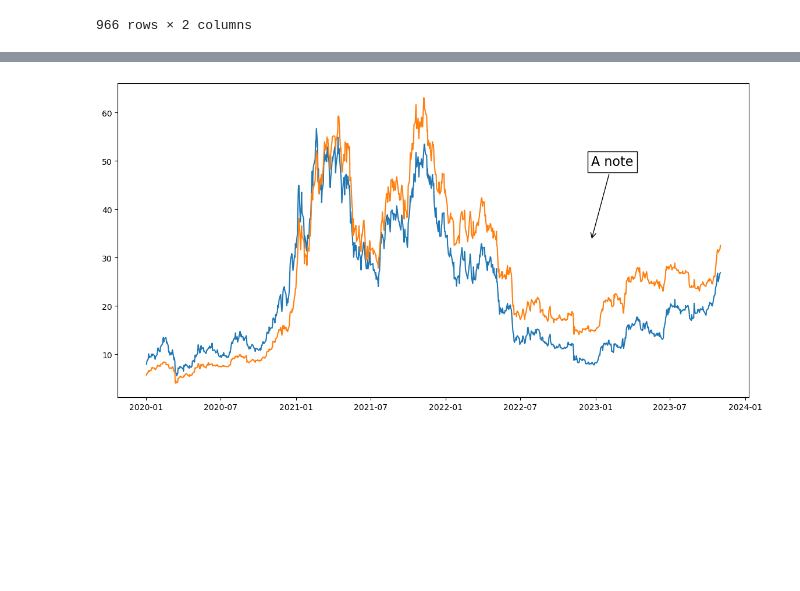
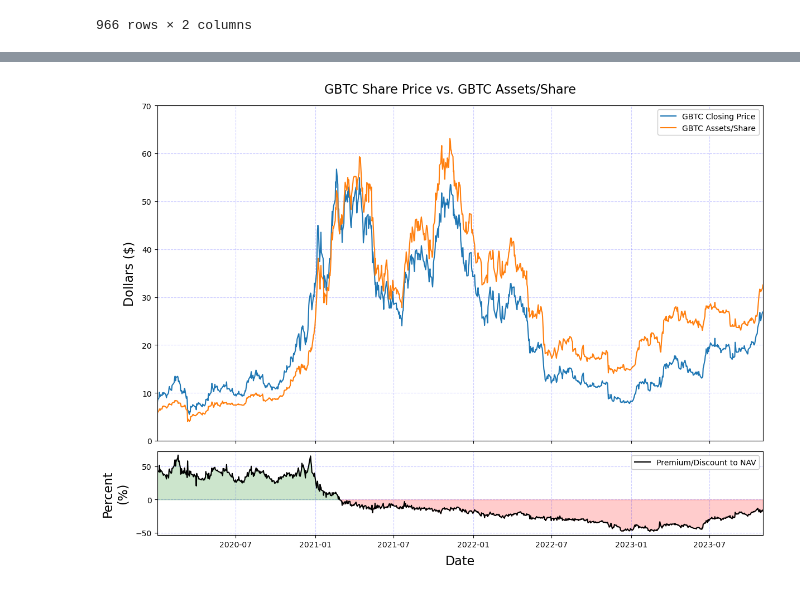
Before and after one commit to t-sullivan/Project-1, a Jupyter notebook: nav_trade.ipynb, the cells around one changed output, grey strips where cells are left out. Drawn from its saved outputs; the diff is of its cells as text; code cells hidden in the pictures; blank space fills up the shorter version.

```diff
--- a/nav_trade.ipynb
+++ b/nav_trade.ipynb
@@ -299,28 +302,82 @@ close_vs_holdings_per_share.hvplot(
 # %%
 # Matplotlib
 
 x = close_vs_holdings_per_share.index
 y = close_vs_holdings_per_share['GBTC Closing Price']
 z = close_vs_holdings_per_share['GBTC Assets/Share']
+w = merged_df['Discount_to_NAV']
 
-plt.figure(figsize=(14,7))
+# plt.figure(figsize=(14,7))
+# plt.subplot(2,1,1) #(number of rows, number of columns, index)
 
-plt.plot(x, y)
-plt.plot(x, z)
+fig, (ax1, ax2) = plt.subplots(2,1,sharex=True,gridspec_kw={'height_ratios': [4, 1]},figsize=(14,10))
 
-plt.annotate(
-    r'A note', #Annotation text
-    xycoords='axes fraction', # How the coordinates are interpreted
-    xy = (0.75,0.5), # Location of the annotation point: 75% to the right, 50% up
-    xytext=(0.75,0.75), # Location of the annotation text
-    verticalalignment = 'center',
-    bbox=dict(boxstyle='square', facecolor='white', alpha=1.0), # Box properties if we want a box around the text
-    arrowprops=dict(arrowstyle='->', color='k'), # Arrow properties
-    size=16
+fig.suptitle(r'GBTC Share Price vs. GBTC Assets/Share', fontsize=16, y=0.92)
+
+fig.subplots_adjust(wspace=0, hspace=0.05)
+
+ax1.plot(x, y, label='GBTC Closing Price')
+ax1.plot(x, z, label='GBTC Assets/Share')
+
+ax1.axis([
+    min(close_vs_holdings_per_share.index), # Minimum value on the x-axis
+    max(close_vs_holdings_per_share.index), # Maximum value on the x-axis
+    0, # Minimum value on the y-axis
+    70 # Maximum value on the y-axis
+])
+
+ax1.grid(which='major', color='b', linestyle='--', alpha=0.2)
+
+ax1.set_ylabel(r'Dollars (\$)',fontsize=16,labelpad=8)
+
+# ax1.annotate(
+#     r'A note', #Annotation text
+#     xycoords='axes fraction', # How the coordinates are interpreted
+#     xy = (0.75,0.5), # Location of the annotation point: 75% to the right, 50% up
+#     xytext=(0.75,0.75), # Location of the annotation text
+#     verticalalignment = 'center',
+#     bbox=dict(boxstyle='square', facecolor='white', alpha=1.0), # Box properties if we want a box around the text
+#     arrowprops=dict(arrowstyle='->', color='k'), # Arrow properties
+#     size=16
+# )
+
+ax1.legend(
+    framealpha=1.0
+    # , prop={'size':15}
 )
+
+# ax2.subplot(2,1,2) # (number of rows, number of columns, index)
+
+ax2.plot(x, w, label='Premium/Discount to NAV',color='k')
+
+ax2.grid(which='major', color='b', linestyle='--', alpha=0.2)
+
+ax2.set_xlabel(r'Date',fontsize=16,labelpad=8)
+ax2.set_ylabel('Percent\n(%)',fontsize=16,labelpad=8)
+
+ax2.fill_between(
+        x=x,
+        y1=w,
+        where= (w>0),
+        color= "g",
+        alpha= 0.2)
+ax2.fill_between(
+        x=x,
+        y1=w,
+        where= (w<0),
+        color= "r",
+        alpha= 0.2)
+
+ax2.legend(
+    framealpha=1.0
+    # , prop={'size':15}
+)
+
+# plt.savefig('figname.pdf')
+# plt.savefig('figname.png')
 
 plt.show()
 
 # print(x)
 # %% [output]
-[figure, old version]
+[figure, new version]
```
Also changed, not shown: parts of 4 cells of this notebook.
